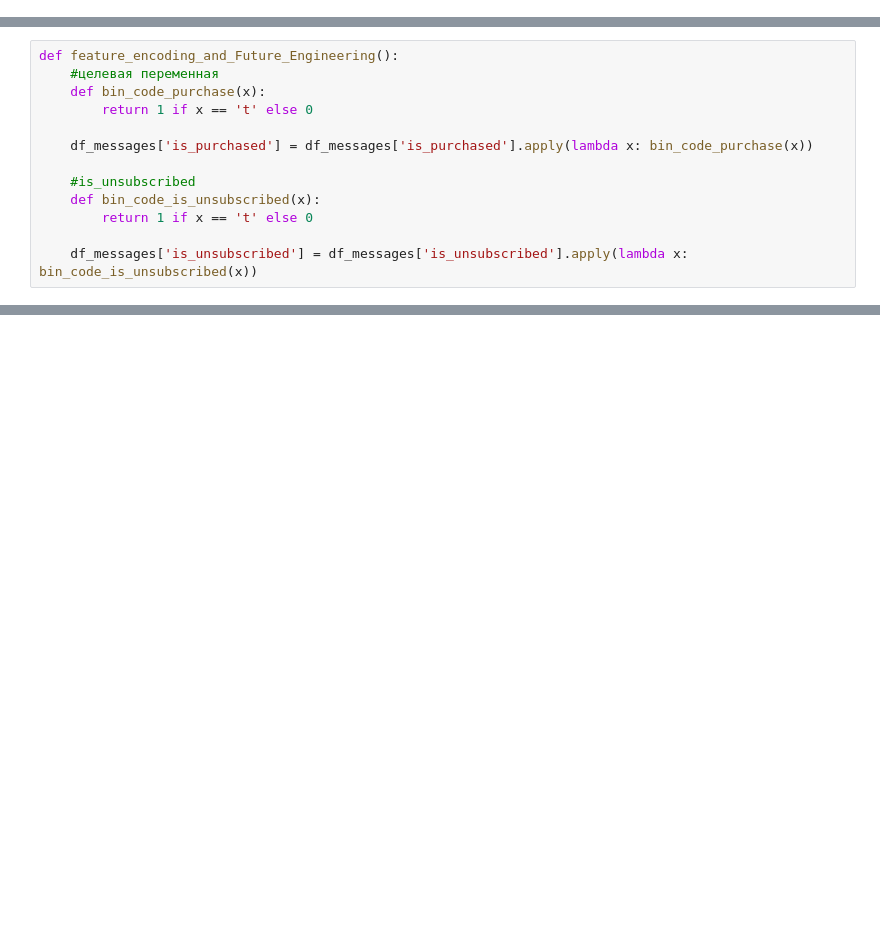
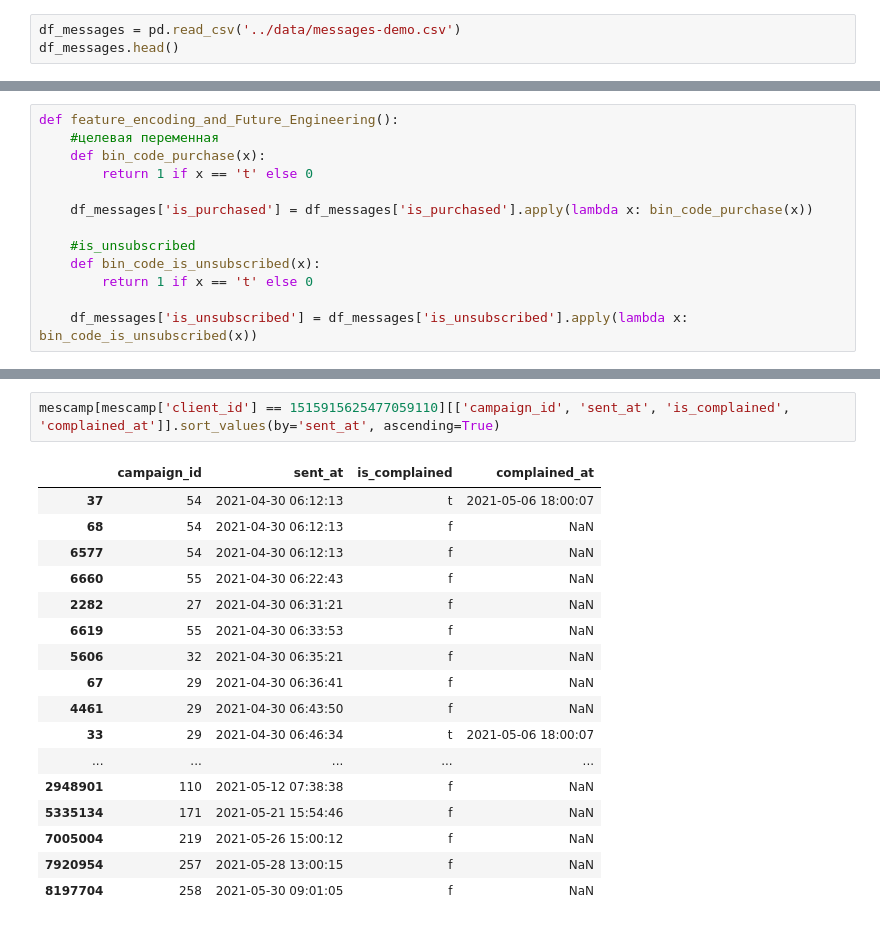
Before and after one commit to shmul999/ML_GP, a Jupyter notebook: code/gp.ipynb, the cells around one changed output, grey strips where cells are left out. Drawn from its saved outputs; the diff is of its cells as text; blank space fills up the shorter version.

```diff
--- a/code/gp.ipynb
+++ b/code/gp.ipynb
@@ -407,2 +434,5 @@ fp_grouped[['first_purchase_day', 'count']].groupby(by='first_purchase_day').sum
 # %% [markdown]
 Число первых покупок, совершенных во второй половине недели немного (~10%) превышает их число в первой половине.
+# %%
+df_messages = pd.read_csv('../data/messages-demo.csv')
+df_messages.head()
@@ -1536,0 +1804,20 @@ def feature_encoding_and_Future_Engineering():
+# %%
+mescamp[mescamp['client_id'] == 1515915625477059110][['campaign_id', 'sent_at', 'is_complained', 'complained_at']].sort_values(by='sent_at', ascending=True)
+# %% [output]
+|  | campaign_id | sent_at | is_complained | complained_at |
+| 37 | 54 | 2021-04-30 06:12:13 | t | 2021-05-06 18:00:07 |
+| 68 | 54 | 2021-04-30 06:12:13 | f | NaN |
+| 6577 | 54 | 2021-04-30 06:12:13 | f | NaN |
+| 6660 | 55 | 2021-04-30 06:22:43 | f | NaN |
+| 2282 | 27 | 2021-04-30 06:31:21 | f | NaN |
+| 6619 | 55 | 2021-04-30 06:33:53 | f | NaN |
+| 5606 | 32 | 2021-04-30 06:35:21 | f | NaN |
+| 67 | 29 | 2021-04-30 06:36:41 | f | NaN |
+| 4461 | 29 | 2021-04-30 06:43:50 | f | NaN |
+| 33 | 29 | 2021-04-30 06:46:34 | t | 2021-05-06 18:00:07 |
+| ... | ... | ... | ... | ... |
+| 2948901 | 110 | 2021-05-12 07:38:38 | f | NaN |
+| 5335134 | 171 | 2021-05-21 15:54:46 | f | NaN |
+| 7005004 | 219 | 2021-05-26 15:00:12 | f | NaN |
+| 7920954 | 257 | 2021-05-28 13:00:15 | f | NaN |
+| 8197704 | 258 | 2021-05-30 09:01:05 | f | NaN |
```
Also changed, not shown: parts of 49 cells of this notebook.
